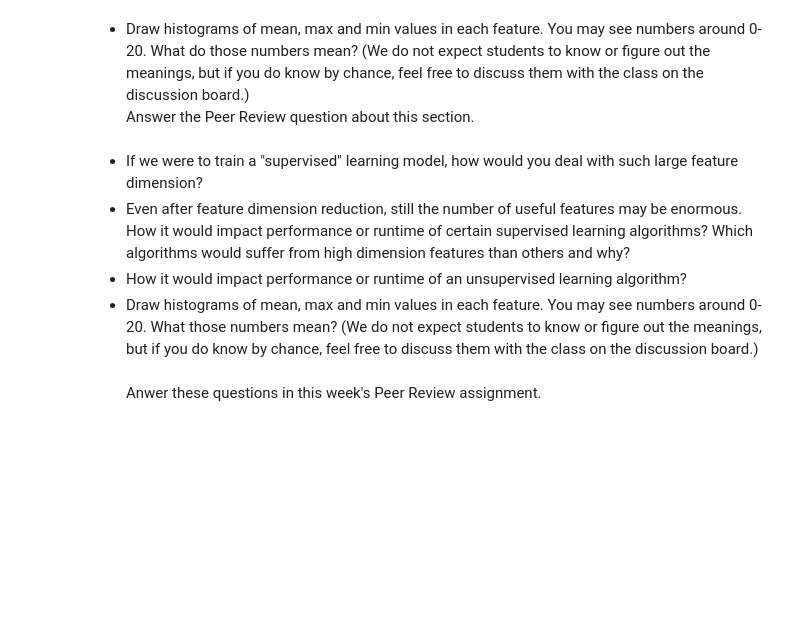
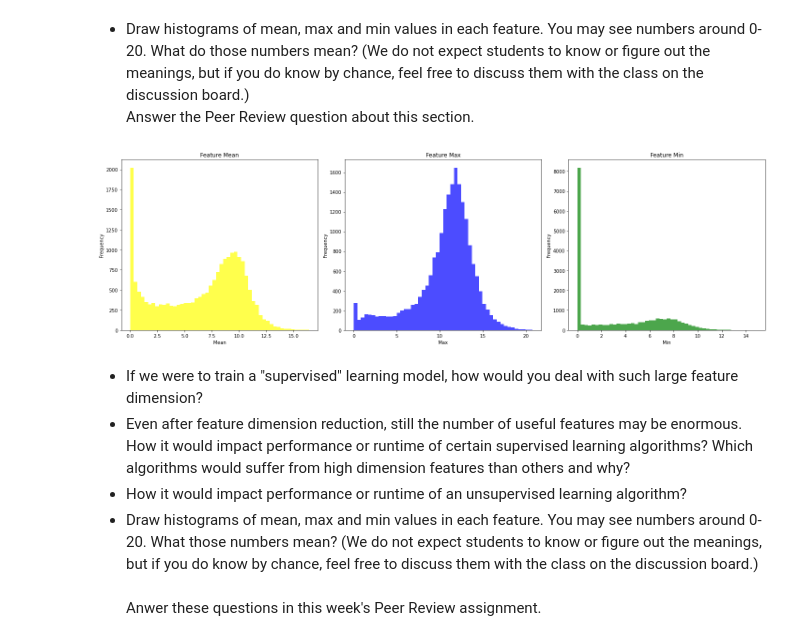
Before and after one commit to drivera53/unsupervised_algorithms_in_machine_learning, a Jupyter notebook: Week2_Clustering/Module2_USL.ipynb, the cells around one changed output. Cells and saved outputs as stored; diff of their text form; code cells hidden in the pictures; blank space fills up the shorter version.

```diff
--- a/Week2_Clustering/Module2_USL.ipynb
+++ b/Week2_Clustering/Module2_USL.ipynb
@@ -59,3 +79,30 @@ Answer the Peer Review question about this section.
+# %%
+# draw histograms of mean, max and min values in each feature
+# your code here
+def populate_plot(plot, n, feature, color, title, xlabel, ylabel):
+    plt.subplot(1, 3, n)
+    plt.hist(feature, bins=50, color=color, alpha=0.7)
+    plt.title(title)
+    plt.xlabel(xlabel)
+    plt.ylabel(ylabel)
+
+# Compute mean, max, and min for each feature
+f_means = data.mean(axis=0)
+f_max = data.max(axis=0)
+f_min = data.min(axis=0)
+
+# Plot histograms for mean, max, and min
+plt.figure(figsize=(20, 6))
+
+populate_plot(plt, 1, f_means, 'yellow', 'Feature Mean', 'Mean', 'Frequency')
+populate_plot(plt, 2, f_max, 'blue', 'Feature Max', 'Max', 'Frequency')
+populate_plot(plt, 3, f_min, 'green', 'Feature Min', 'Min', 'Frequency')
+
+
+plt.tight_layout()
+plt.show()
+# %% [output]
+[figure, added]
 # %% [markdown]
 - If we were to train a "supervised" learning model, how would you deal with such large feature dimension?
 - Even after feature dimension reduction, still the number of useful features may be enormous. How it would impact performance or runtime of certain supervised learning algorithms? Which algorithms would suffer from high dimension features than others and why?
```
Also changed, not shown: parts of 12 cells of this notebook.
